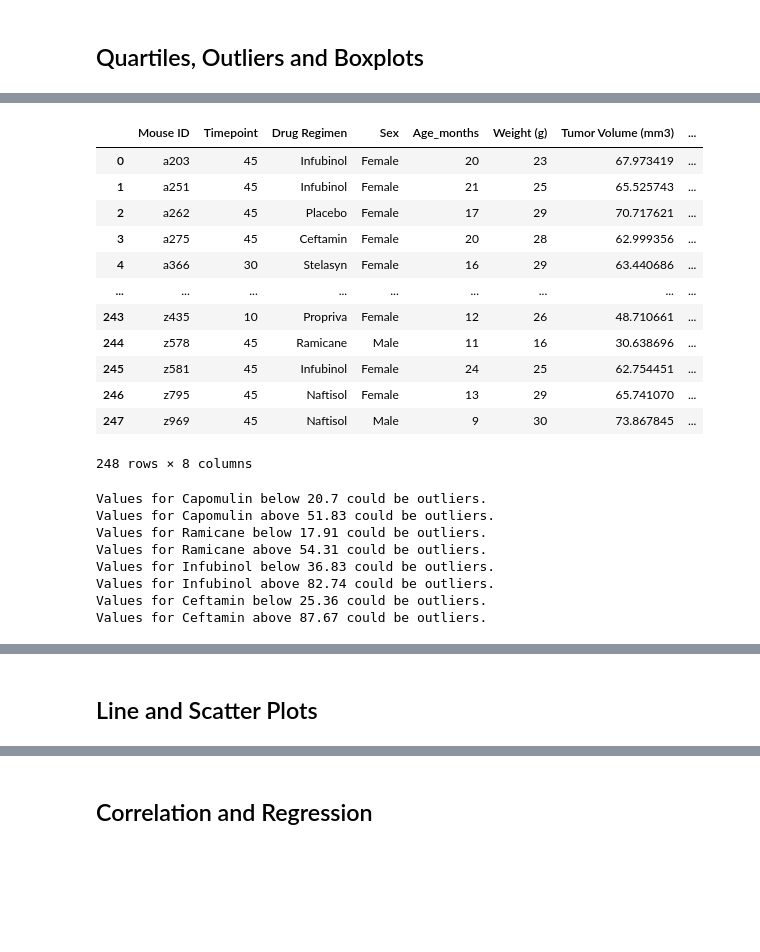
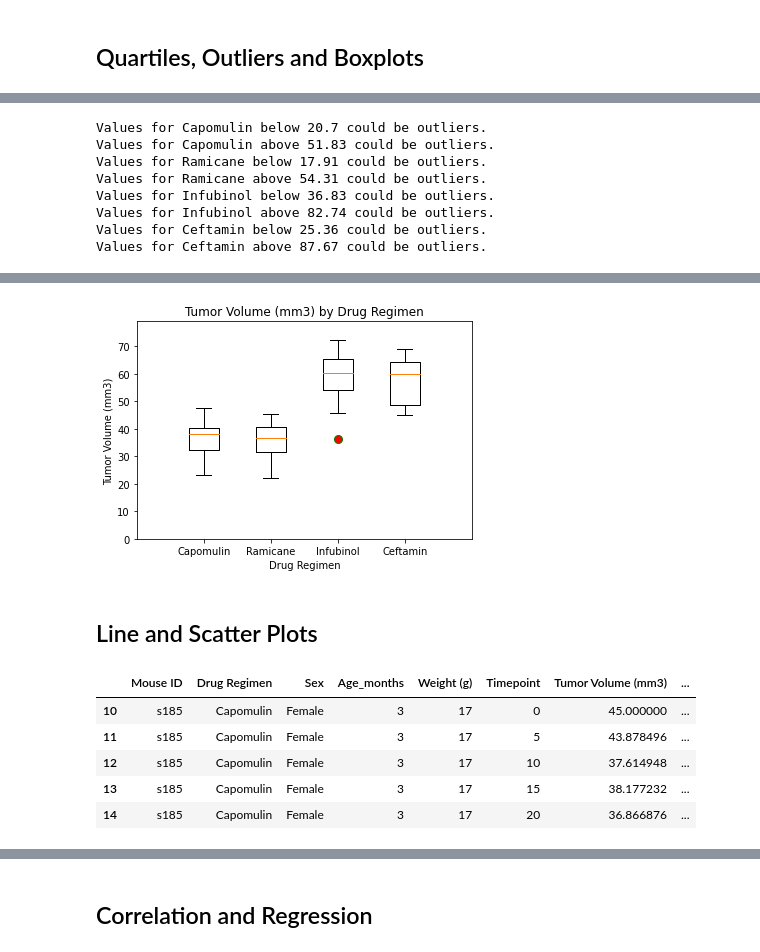
Before and after one commit to jshapi16/plt-challenge, a Jupyter notebook: Pymaceuticals copy/pymaceuticals_starter.ipynb, the cells around one changed output, grey strips where cells are left out. Saved outputs shown, nothing was run; the diff lists cells and outputs as text; code cells hidden in the pictures; blank space fills up the shorter version.

```diff
--- a/Pymaceuticals copy/pymaceuticals_starter.ipynb
+++ b/Pymaceuticals copy/pymaceuticals_starter.ipynb
@@ -235,21 +182,6 @@ df_last_measurement
 
 # Merge this group df with the original dataframe to get the tumor volume at the last timepoint
 merge_data = df_last_measurement.merge(df_mouse_clean, on= ["Mouse ID", "Timepoint"], how = "left")
-merge_data
-# %% [output]
-|  | Mouse ID | Timepoint | Drug Regimen | Sex | Age_months | Weight (g) | Tumor Volume (mm3) | ... |
-| 0 | a203 | 45 | Infubinol | Female | 20 | 23 | 67.973419 | ... |
-| 1 | a251 | 45 | Infubinol | Female | 21 | 25 | 65.525743 | ... |
-| 2 | a262 | 45 | Placebo | Female | 17 | 29 | 70.717621 | ... |
-| 3 | a275 | 45 | Ceftamin | Female | 20 | 28 | 62.999356 | ... |
-| 4 | a366 | 30 | Stelasyn | Female | 16 | 29 | 63.440686 | ... |
-| ... | ... | ... | ... | ... | ... | ... | ... | ... |
-| 243 | z435 | 10 | Propriva | Female | 12 | 26 | 48.710661 | ... |
-| 244 | z578 | 45 | Ramicane | Male | 11 | 16 | 30.638696 | ... |
-| 245 | z581 | 45 | Infubinol | Female | 24 | 25 | 62.754451 | ... |
-| 246 | z795 | 45 | Naftisol | Female | 13 | 29 | 65.741070 | ... |
-| 247 | z969 | 45 | Naftisol | Male | 9 | 30 | 73.867845 | ... |
-248 rows × 8 columns
 # %%
 # Put treatments into a list for for loop (and later for plot labels)
 treatment_drugs = ["Capomulin", "Ramicane", "Infubinol", "Ceftamin"]
@@ -286,10 +217,13 @@ Values for Ceftamin above 87.67 could be outliers.
 # %%
 # Generate a box plot of the final tumor volume of each mouse across four regimens of interest
 fig1, ax1 = plt.subplots();
-ax1.boxplot(tumor_data);
-ax1.set(xlim=(-1, len(treatment_drugs),
-        ylim=(0, max(df_mouse_clean["Tumor Volume (mm3)"])+0.5),
-        xlabel='Drug Regimen',
+flierprops = dict(marker='o', markerfacecolor='r', markersize=8,
+                  linestyle='none', markeredgecolor='g')
+plt.boxplot(tumor_data, flierprops=flierprops)
+ax1.set(xlim=(0, len(treatment_drugs) +1),
+        ylim=(0, max(df_mouse_clean["Tumor Volume (mm3)"])+.5),
+        xlabel=('Drug Regimen'),
         ylabel="Tumor Volume (mm3)",
-        title="Tumor Volume by Drug Regimen");
+        title="Tumor Volume (mm3) by Drug Regimen");
+plt.xticks([1,2,3,4], treatment_drugs);
 # %% [output]
@@ -297,2 +230,3 @@ SyntaxError: invalid syntax (<ipython-input-146-b1b75b1be017>, line 5)
+[figure, added]
 # %% [markdown]
 ## Line and Scatter Plots
@@ -298,0 +237,9 @@ SyntaxError: invalid syntax (<ipython-input-146-b1b75b1be017>, line 5)
+# %%
+df_mouse_clean.loc[df_mouse_clean["Drug Regimen"] == "Capomulin"].head()
+# %% [output]
+|  | Mouse ID | Drug Regimen | Sex | Age_months | Weight (g) | Timepoint | Tumor Volume (mm3) | ... |
+| 10 | s185 | Capomulin | Female | 3 | 17 | 0 | 45.000000 | ... |
+| 11 | s185 | Capomulin | Female | 3 | 17 | 5 | 43.878496 | ... |
+| 12 | s185 | Capomulin | Female | 3 | 17 | 10 | 37.614948 | ... |
+| 13 | s185 | Capomulin | Female | 3 | 17 | 15 | 38.177232 | ... |
+| 14 | s185 | Capomulin | Female | 3 | 17 | 20 | 36.866876 | ... |
```
Also changed, not shown: parts of 16 cells of this notebook, 2 other files.
